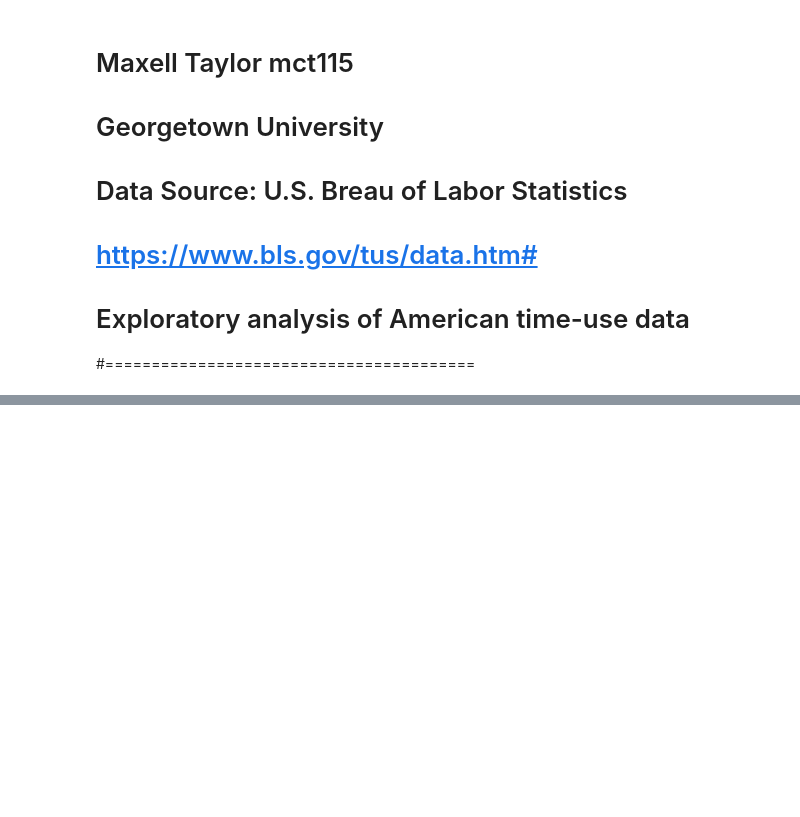
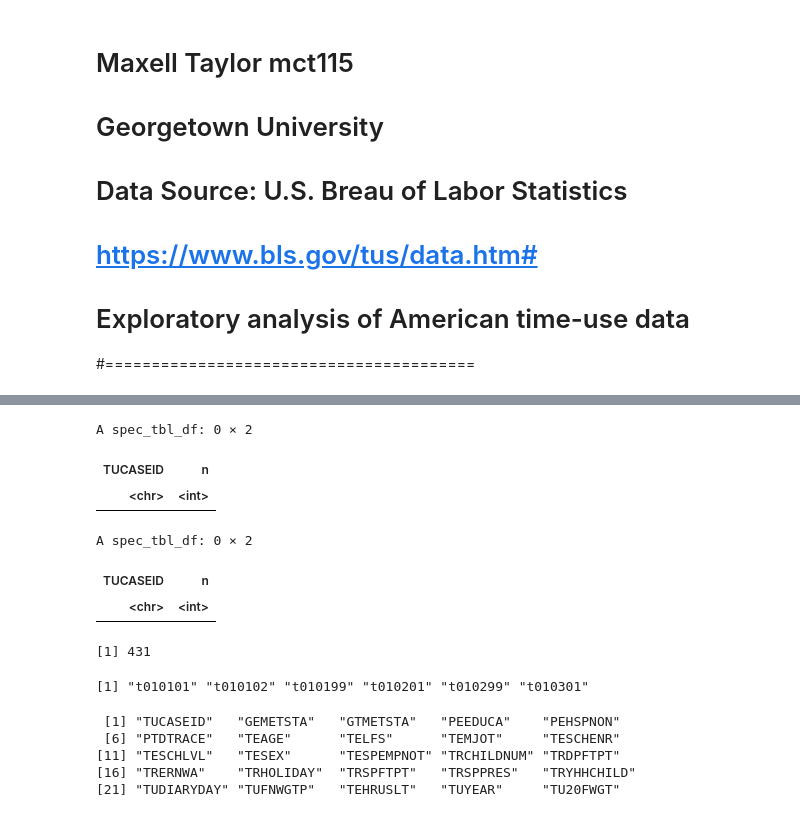
Before and after one commit to MaxCTaylor/DataViz-Visual-Narative, a Jupyter notebook: Analysis/explore_atus.ipynb, the cells around one changed output, grey strips where cells are left out. Drawn from its saved outputs; the diff is of its cells as text; code cells hidden in the pictures; blank space fills up the shorter version.

```diff
--- a/Analysis/explore_atus.ipynb
+++ b/Analysis/explore_atus.ipynb
@@ -134,0 +133,38 @@ $ t509989    <dbl> 0
+# %%
+# Check duplicate respondent IDs --> none
+
+atus_sum |> count(TUCASEID) |> filter(n > 1)
+atus_resp |> count(TUCASEID) |> filter(n > 1)
+
+# df is way to big to parse visually, split as follows
+
+# Identify activity columns
+
+# used ChatGPT for pattern syntax: ^ = beginning of string,
+# {6} = repetitions of pattern, $ = end of string
+activity_columns <- names(atus_sum)[
+  grepl("^t[0-9]{6}$", names(atus_sum))
+]
+
+length(activity_columns)
+head(activity_columns)
+
+respondent_columns <- setdiff(
+  names(atus_sum),
+  activity_columns
+)
+respondent_columns
+# %% [output]
+A spec_tbl_df: 0 × 2
+| TUCASEID | n |
+| <chr> | <int> |
+A spec_tbl_df: 0 × 2
+| TUCASEID | n |
+| <chr> | <int> |
+[1] 431
+[1] "t010101" "t010102" "t010199" "t010201" "t010299" "t010301"
+ [1] "TUCASEID"   "GEMETSTA"   "GTMETSTA"   "PEEDUCA"    "PEHSPNON"
+ [6] "PTDTRACE"   "TEAGE"      "TELFS"      "TEMJOT"     "TESCHENR"
+[11] "TESCHLVL"   "TESEX"      "TESPEMPNOT" "TRCHILDNUM" "TRDPFTPT"
+[16] "TRERNWA"    "TRHOLIDAY"  "TRSPFTPT"   "TRSPPRES"   "TRYHHCHILD"
+[21] "TUDIARYDAY" "TUFNWGTP"   "TEHRUSLT"   "TUYEAR"     "TU20FWGT"
```
Also changed, not shown: parts of 7 cells of this notebook.
